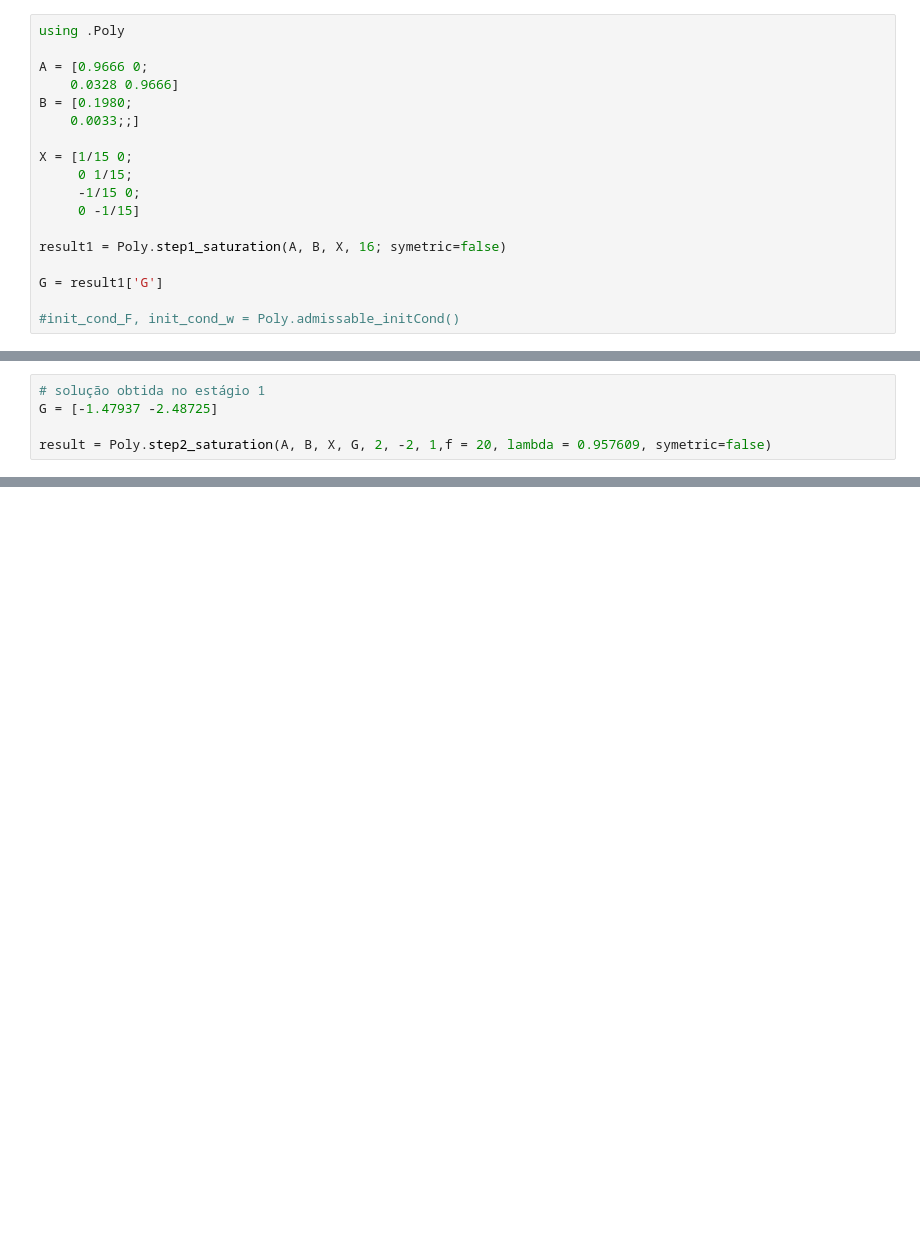
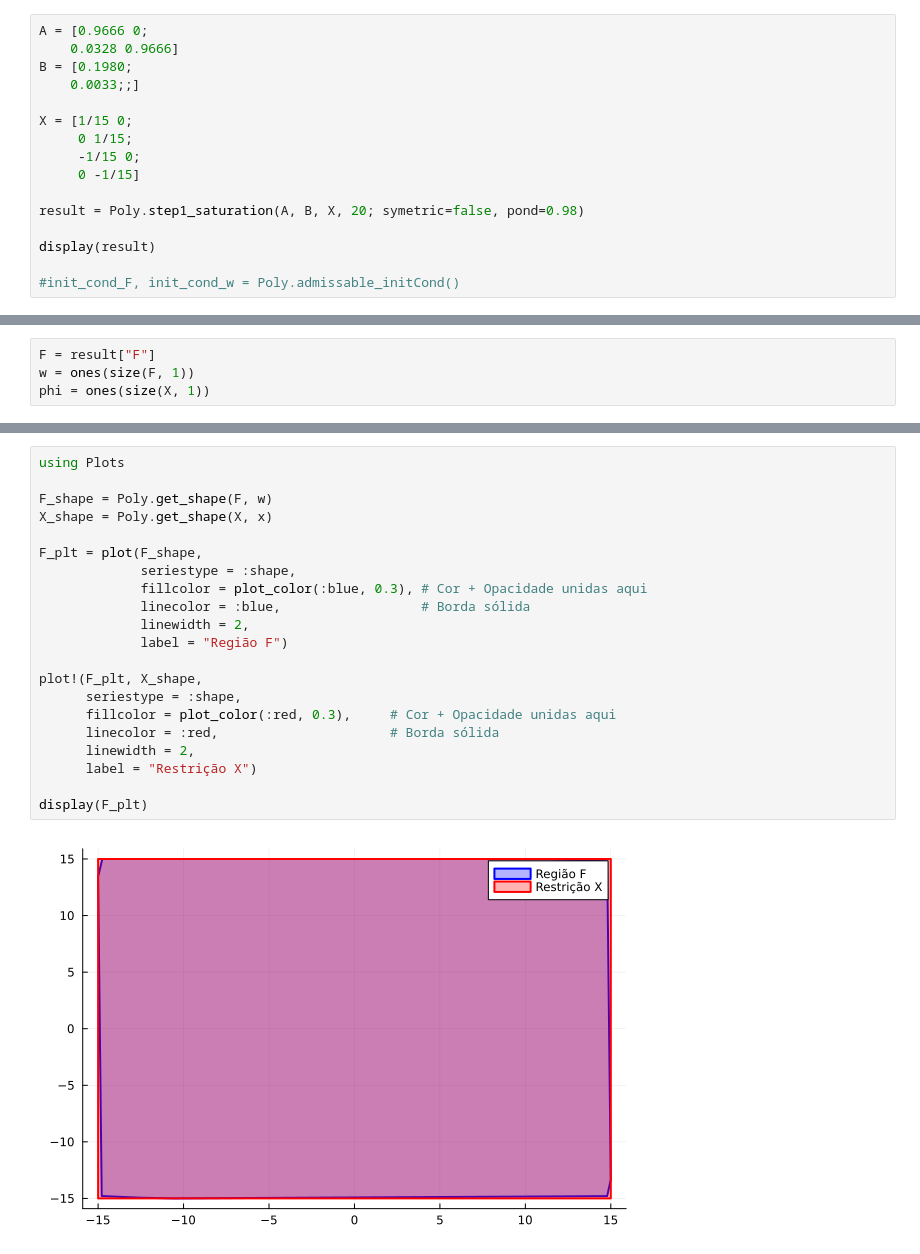
Before and after one commit to Nicholas-Wallace/Polyhedron, a Jupyter notebook: delay_saturation.ipynb, the cells around one changed output, grey strips where cells are left out. Cells and saved outputs as stored; diff of their text form; blank space fills up the shorter version.

Commit message:
Implemented ordering in plot_poly vertices and made 2 functions, poly_projection, added multistart in finding_L_pinvarint_segref and changed the delay_sat and segref notebook

```diff
--- a/delay_saturation.ipynb
+++ b/delay_saturation.ipynb
@@ -9,6 +14,4 @@ using .Poly
 # %%
-using .Poly
-
 A = [0.9666 0;
     0.0328 0.9666]
 B = [0.1980;
@@ -19,9 +22,9 @@ X = [1/15 0;
      -1/15 0;
      0 -1/15]
 
-result1 = Poly.step1_saturation(A, B, X, 16; symetric=false)
+result = Poly.step1_saturation(A, B, X, 20; symetric=false, pond=0.98)
 
-G = result1['G']
+display(result)
 
 #init_cond_F, init_cond_w = Poly.admissable_initCond()
 # %% [output]
@@ -37,5 +50,0 @@ result1 = Poly.finding_L_pinvariant_delay(A, B, X, 8, d = 2)
-# %%
-# solução obtida no estágio 1
-G = [-1.47937 -2.48725]
-
-result = Poly.step2_saturation(A, B, X, G, 2, -2, 1,f = 20, lambda = 0.957609, symetric=false)
@@ -60,0 +51,4 @@ Dict{String, Matrix{Float64}} with 6 entries:
+# %%
+F = result["F"]
+w = ones(size(F, 1))
+phi = ones(size(X, 1))
@@ -60,0 +61,23 @@ Dict{String, Matrix{Float64}} with 6 entries:
+# %%
+using Plots
+
+F_shape = Poly.get_shape(F, w)
+X_shape = Poly.get_shape(X, x)
+
+F_plt = plot(F_shape,
+             seriestype = :shape,
+             fillcolor = plot_color(:blue, 0.3), # Cor + Opacidade unidas aqui
+             linecolor = :blue,                  # Borda sólida
+             linewidth = 2,
+             label = "Região F")
+
+plot!(F_plt, X_shape,
+      seriestype = :shape,
+      fillcolor = plot_color(:red, 0.3),     # Cor + Opacidade unidas aqui
+      linecolor = :red,                      # Borda sólida
+      linewidth = 2,
+      label = "Restrição X")
+
+display(F_plt)
+# %% [output]
+[figure, added]
```
Also changed, not shown: parts of 6 cells of this notebook, 4 other files.
